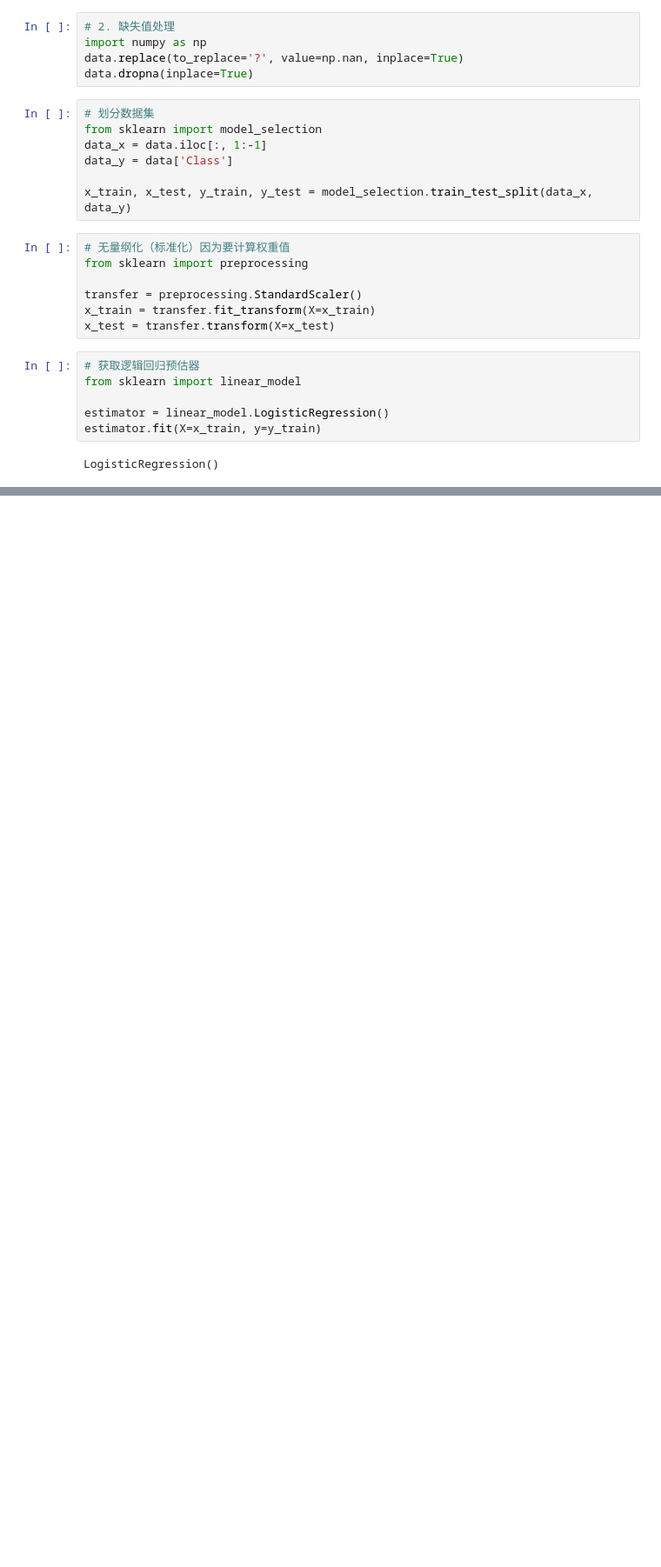
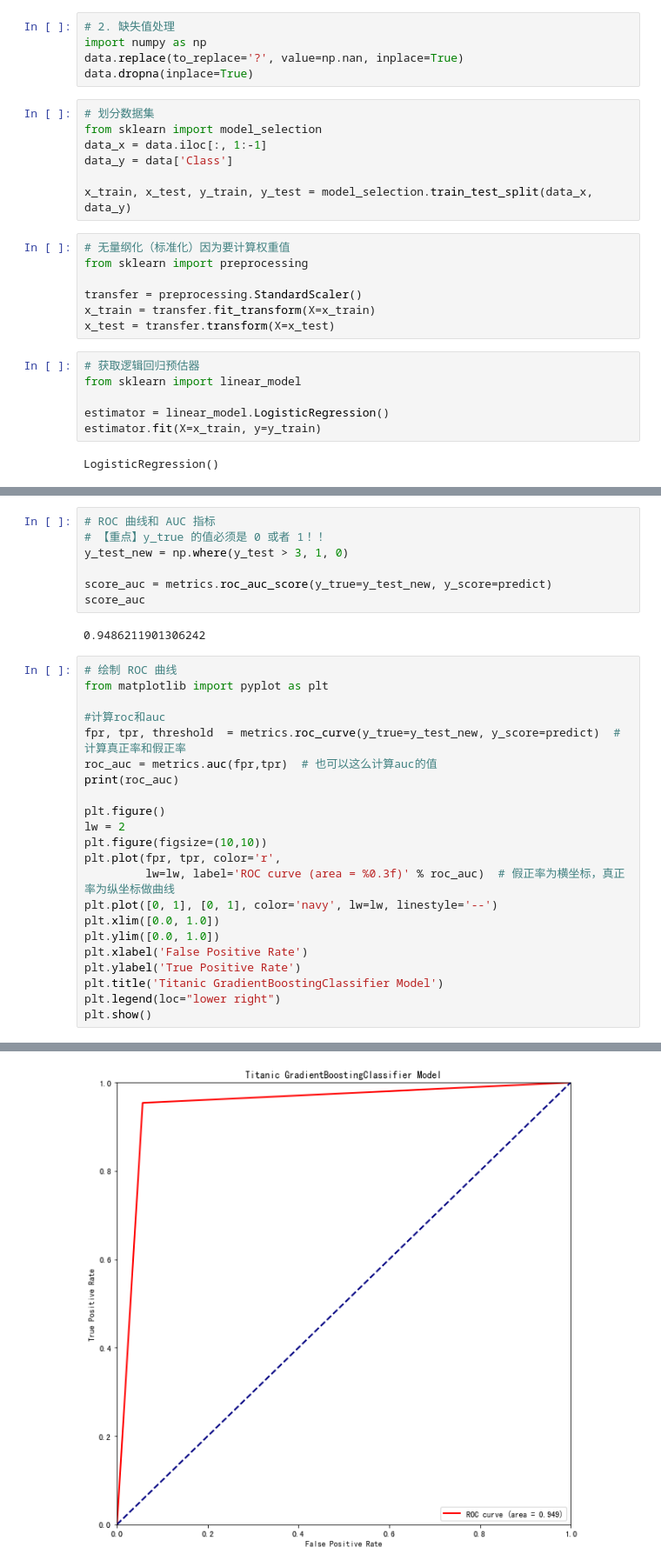
Before and after one commit to NekoSilverFox/Machine-learning, a Jupyter notebook: 115 - 分类算法 - 逻辑回归 - 癌症良恶预测/115 - 癌症预测.ipynb, the cells around one changed output, grey strips where cells are left out. Shown: that part at 87% size. Saved outputs shown, nothing was run; the diff lists cells and outputs as text; blank space fills up the shorter version.

```diff
--- a/115 - 分类算法 - 逻辑回归 - 癌症良恶预测/115 - 癌症预测.ipynb
+++ b/115 - 分类算法 - 逻辑回归 - 癌症良恶预测/115 - 癌症预测.ipynb
@@ -71,0 +93,32 @@ result = metrics.classification_report(y_true=y_test, y_pred=predict, labels=(2,
+# %%
+# ROC 曲线和 AUC 指标
+# 【重点】y_true 的值必须是 0 或者 1！！
+y_test_new = np.where(y_test > 3, 1, 0)
+
+score_auc = metrics.roc_auc_score(y_true=y_test_new, y_score=predict)
+score_auc
+# %% [output]
+0.9486211901306242
+# %%
+# 绘制 ROC 曲线
+from matplotlib import pyplot as plt
+
+#计算roc和auc
+fpr, tpr, threshold  = metrics.roc_curve(y_true=y_test_new, y_score=predict)  # 计算真正率和假正率
+roc_auc = metrics.auc(fpr,tpr)  # 也可以这么计算auc的值
+print(roc_auc)
+
+plt.figure()
+lw = 2
+plt.figure(figsize=(10,10))
+plt.plot(fpr, tpr, color='r',
+         lw=lw, label='ROC curve (area = %0.3f)' % roc_auc)  # 假正率为横坐标，真正率为纵坐标做曲线
+plt.plot([0, 1], [0, 1], color='navy', lw=lw, linestyle='--')
+plt.xlim([0.0, 1.0])
+plt.ylim([0.0, 1.0])
+plt.xlabel('False Positive Rate')
+plt.ylabel('True Positive Rate')
+plt.title('Titanic GradientBoostingClassifier Model')
+plt.legend(loc="lower right")
+plt.show()
+# %% [output]
@@ -71,0 +127 @@ result = metrics.classification_report(y_true=y_test, y_pred=predict, labels=(2,
+[figure, added]
```
Also changed, not shown: parts of 5 cells of this notebook, 5 other files.
